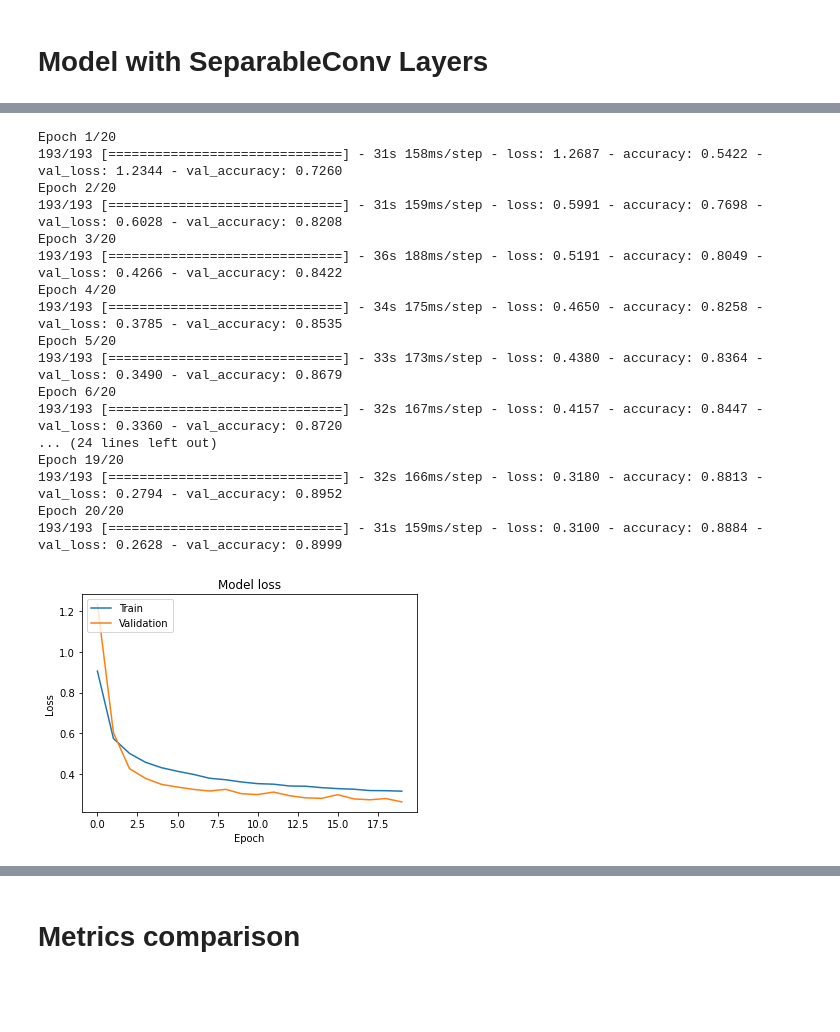
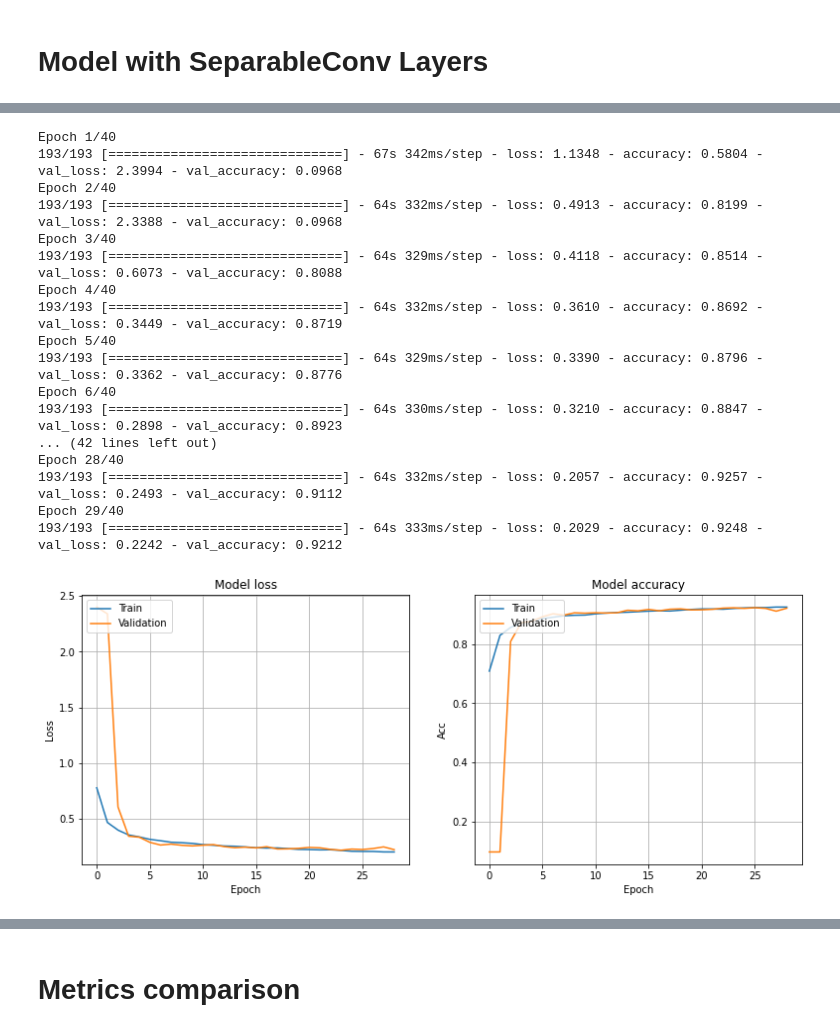
Before and after one commit to arlap/fashionMNIST_experiments, a Jupyter notebook: notebooks/1.0-lao-fashionMNIST.ipynb, the cells around one changed output, grey strips where cells are left out. Saved outputs shown, nothing was run; the diff lists cells and outputs as text; code cells hidden in the pictures; blank space fills up the shorter version.

```diff
--- a/notebooks/1.0-lao-fashionMNIST.ipynb
+++ b/notebooks/1.0-lao-fashionMNIST.ipynb
@@ -239,33 +297,43 @@ Non-trainable params: 128
 _________________________________________________________________
 # %%
 %%time
-cb = ModelCheckpoint(filepath="../models/sep_arch_model.h5",
-                     monitor='val_loss',
-                     save_best_only=True)
+cb = [
+    ModelCheckpoint(filepath="../models/sep_arch_best_loss.h5",
+                    monitor='val_loss',
+                    save_best_only=True,
+    ),
+    ModelCheckpoint(filepath="../models/sep_arch_best_acc.h5",
+                    monitor='val_accuracy',
+                    save_best_only=True,
+    ),
+    EarlyStopping(monitor='val_loss',
+                  patience=5,
+    )
+]
 
 history_sep = sep_model.fit(train_imgs.reshape(60000, 28, 28, 1),
                               train_labels,
-                              epochs=20,
+                              epochs=40,
                               validation_split=0.18,
                               batch_size=256, callbacks=cb)
 
 vis.plot_loss_graph(history_sep)
 # %% [output]
-Epoch 1/20
-193/193 [==============================] - 31s 158ms/step - loss: 1.2687 - accuracy: 0.5422 - val_loss: 1.2344 - val_accuracy: 0.7260
-Epoch 2/20
-193/193 [==============================] - 31s 159ms/step - loss: 0.5991 - accuracy: 0.7698 - val_loss: 0.6028 - val_accuracy: 0.8208
-Epoch 3/20
-193/193 [==============================] - 36s 188ms/step - loss: 0.5191 - accuracy: 0.8049 - val_loss: 0.4266 - val_accuracy: 0.8422
-Epoch 4/20
-193/193 [==============================] - 34s 175ms/step - loss: 0.4650 - accuracy: 0.8258 - val_loss: 0.3785 - val_accuracy: 0.8535
-Epoch 5/20
-193/193 [==============================] - 33s 173ms/step - loss: 0.4380 - accuracy: 0.8364 - val_loss: 0.3490 - val_accuracy: 0.8679
-Epoch 6/20
-193/193 [==============================] - 32s 167ms/step - loss: 0.4157 - accuracy: 0.8447 - val_loss: 0.3360 - val_accuracy: 0.8720
-... (24 lines left out)
-Epoch 19/20
-193/193 [==============================] - 32s 166ms/step - loss: 0.3180 - accuracy: 0.8813 - val_loss: 0.2794 - val_accuracy: 0.8952
-Epoch 20/20
-193/193 [==============================] - 31s 159ms/step - loss: 0.3100 - accuracy: 0.8884 - val_loss: 0.2628 - val_accuracy: 0.8999
+Epoch 1/40
+193/193 [==============================] - 67s 342ms/step - loss: 1.1348 - accuracy: 0.5804 - val_loss: 2.3994 - val_accuracy: 0.0968
+Epoch 2/40
+193/193 [==============================] - 64s 332ms/step - loss: 0.4913 - accuracy: 0.8199 - val_loss: 2.3388 - val_accuracy: 0.0968
+Epoch 3/40
+193/193 [==============================] - 64s 329ms/step - loss: 0.4118 - accuracy: 0.8514 - val_loss: 0.6073 - val_accuracy: 0.8088
+Epoch 4/40
+193/193 [==============================] - 64s 332ms/step - loss: 0.3610 - accuracy: 0.8692 - val_loss: 0.3449 - val_accuracy: 0.8719
+Epoch 5/40
+193/193 [==============================] - 64s 329ms/step - loss: 0.3390 - accuracy: 0.8796 - val_loss: 0.3362 - val_accuracy: 0.8776
+Epoch 6/40
+193/193 [==============================] - 64s 330ms/step - loss: 0.3210 - accuracy: 0.8847 - val_loss: 0.2898 - val_accuracy: 0.8923
+... (42 lines left out)
+Epoch 28/40
+193/193 [==============================] - 64s 332ms/step - loss: 0.2057 - accuracy: 0.9257 - val_loss: 0.2493 - val_accuracy: 0.9112
+Epoch 29/40
+193/193 [==============================] - 64s 333ms/step - loss: 0.2029 - accuracy: 0.9248 - val_loss: 0.2242 - val_accuracy: 0.9212
-[figure, old version]
+[figure, new version]
```
Also changed, not shown: parts of 117 cells of this notebook, 2 other files.
